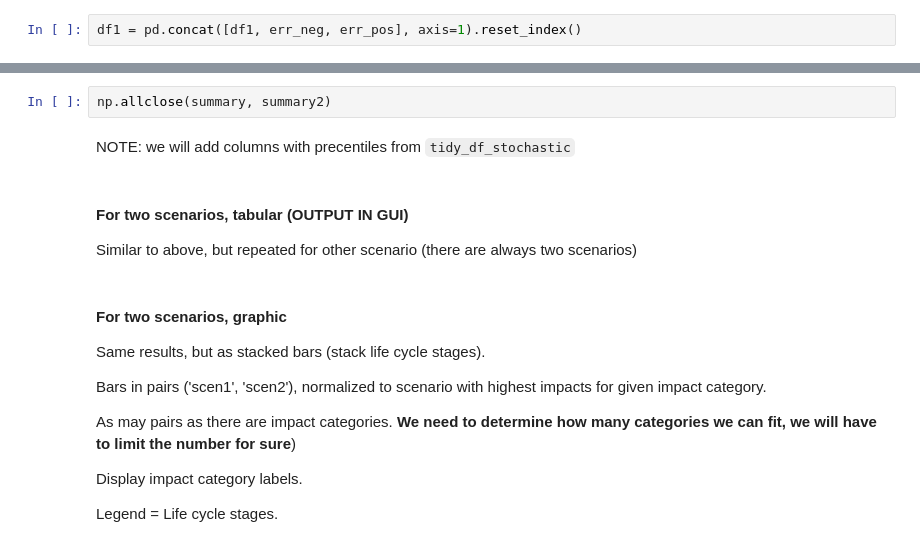
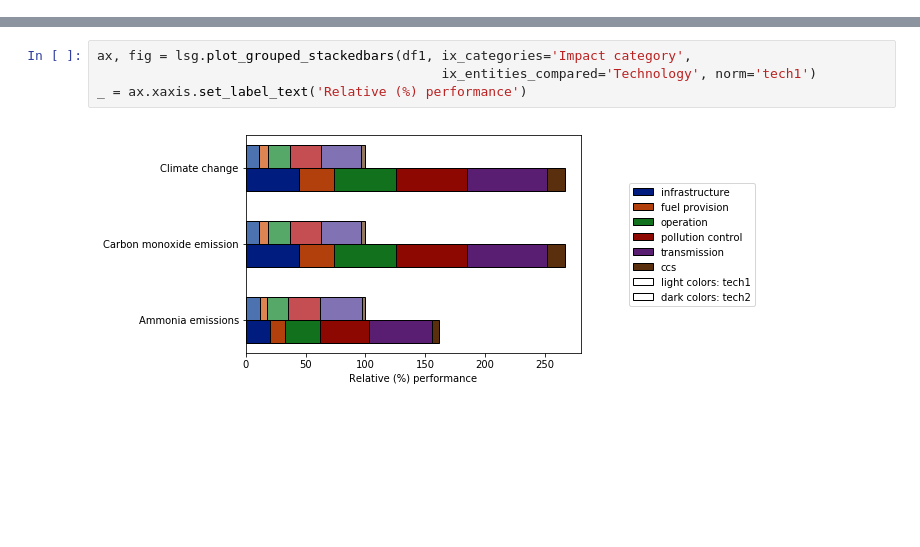
Before and after one commit to dhruba018/lca_standard_graphs_craig, a Jupyter notebook: demo/demo_grouped_stacked_bars.ipynb, the cells around one changed output, grey strips where cells are left out. Cells and saved outputs as stored; diff of their text form; blank space fills up the shorter version.

```diff
--- a/demo/demo_grouped_stacked_bars.ipynb
+++ b/demo/demo_grouped_stacked_bars.ipynb
@@ -46,2 +70,0 @@ err_pos
-# %%
-df1 = pd.concat([df1, err_neg, err_pos], axis=1).reset_index()
@@ -222,20 +71,6 @@ summary.tail()
-# %%
-np.allclose(summary, summary2)
-# %% [markdown]
-NOTE: we will add columns with precentiles from `tidy_df_stochastic`
-# %% [markdown]
-#### For two scenarios, tabular (OUTPUT IN GUI)
-
-Similar to above, but repeated for other scenario (there are always two scenarios)
-# %% [markdown]
-#### For two scenarios, graphic
-
-Same results, but as stacked bars (stack life cycle stages).
-
-Bars in pairs ('scen1', 'scen2'), normalized to scenario with highest impacts for given impact category.
-
-As may pairs as there are impact categories. **We need to determine how many categories we can fit, we will have to limit the number for sure**)
-
-Display impact category labels.
-
-Legend = Life cycle stages.
+# %%
+ax, fig = lsg.plot_grouped_stackedbars(df1, ix_categories='Impact category',
+                                            ix_entities_compared='Technology', norm='tech1')
+_ = ax.xaxis.set_label_text('Relative (%) performance')
+# %% [output]
+[figure, added]
```
Also changed, not shown: parts of 55 cells of this notebook, 5 other files.
